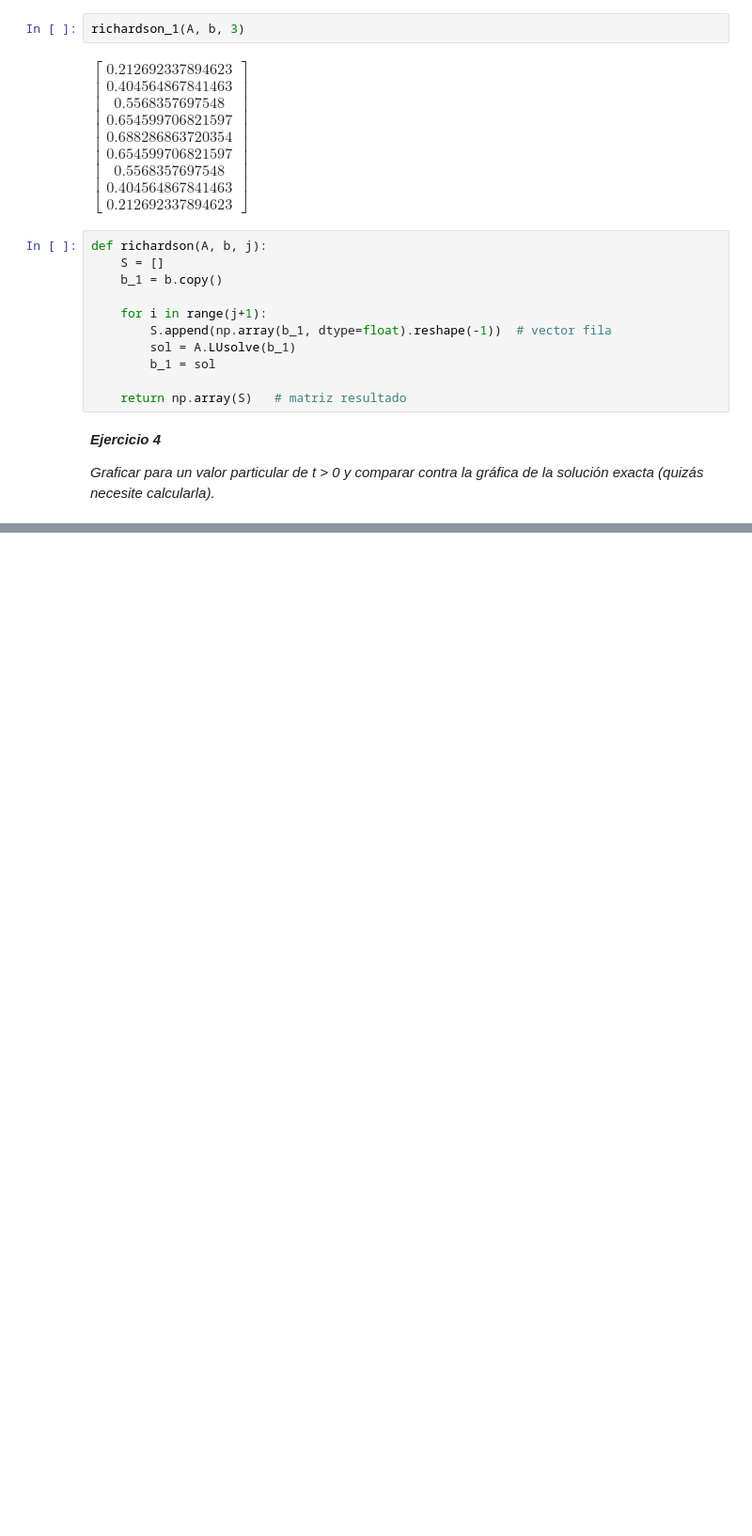
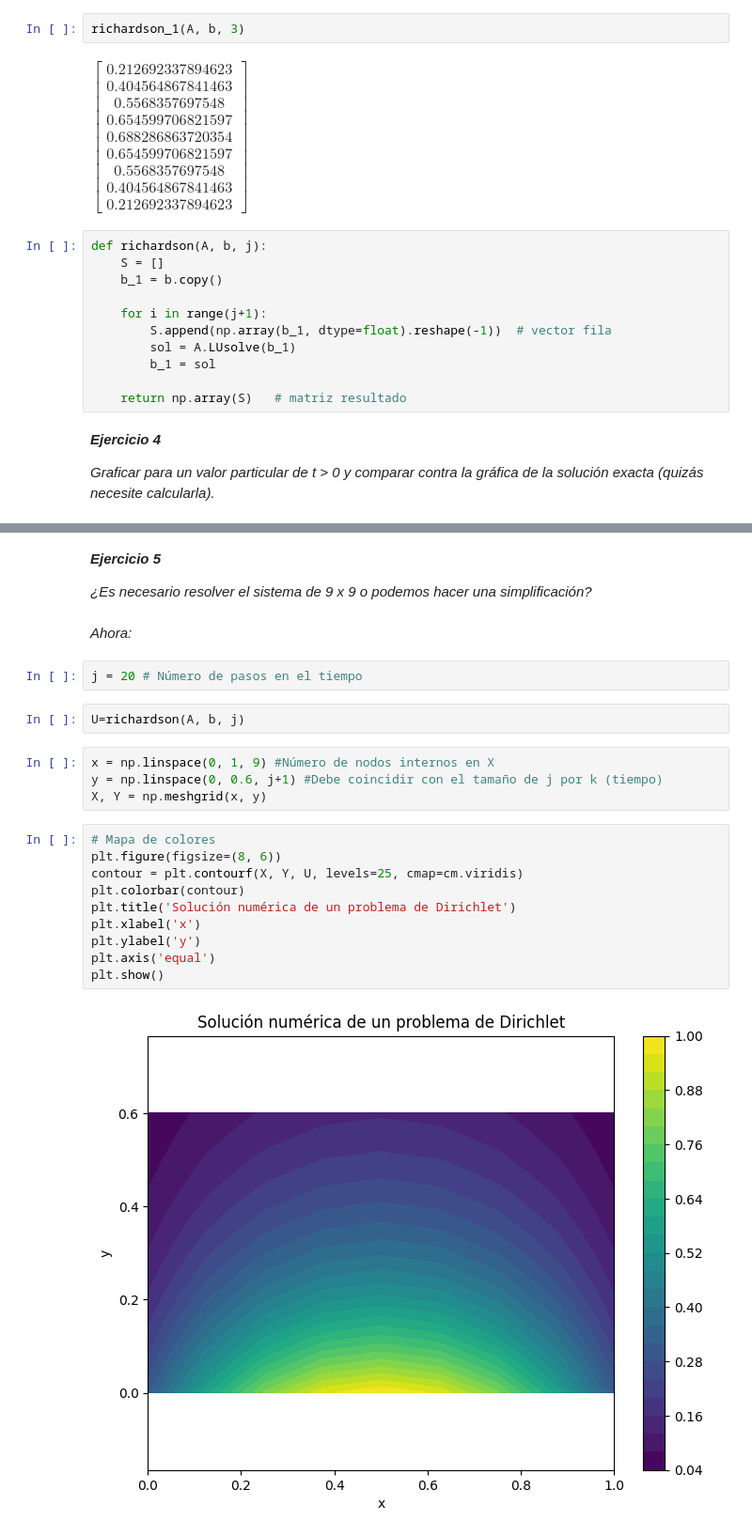
Before and after one commit to desireesosa/EDPII, a Jupyter notebook: MetodoRichardson.ipynb, the cells around one changed output, grey strips where cells are left out. Shown: that part at 94% size. Drawn from its saved outputs; the diff is of its cells as text; blank space fills up the shorter version.

```diff
--- a/MetodoRichardson.ipynb
+++ b/MetodoRichardson.ipynb
@@ -103,0 +104,26 @@ t = 1
+# %% [markdown]
+***Ejercicio 5***
+
+*¿Es necesario resolver el sistema de 9 x 9 o podemos hacer una simplificación?*
+# %% [markdown]
+*Ahora:*
+# %%
+j = 20 # Número de pasos en el tiempo
+# %%
+U=richardson(A, b, j)
+# %%
+x = np.linspace(0, 1, 9) #Número de nodos internos en X
+y = np.linspace(0, 0.6, j+1) #Debe coincidir con el tamaño de j por k (tiempo)
+X, Y = np.meshgrid(x, y)
+# %%
+# Mapa de colores
+plt.figure(figsize=(8, 6))
+contour = plt.contourf(X, Y, U, levels=25, cmap=cm.viridis)
+plt.colorbar(contour)
+plt.title('Solución numérica de un problema de Dirichlet')
+plt.xlabel('x')
+plt.ylabel('y')
+plt.axis('equal')
+plt.show()
+# %% [output]
+[figure, added]
```
Also changed, not shown: parts of 5 cells of this notebook.
